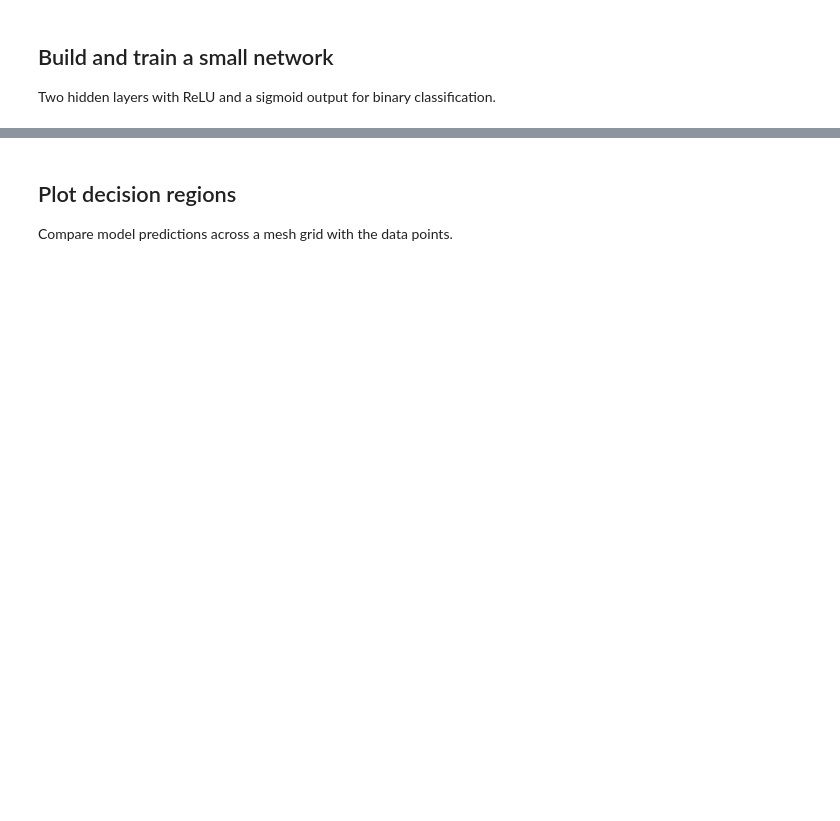
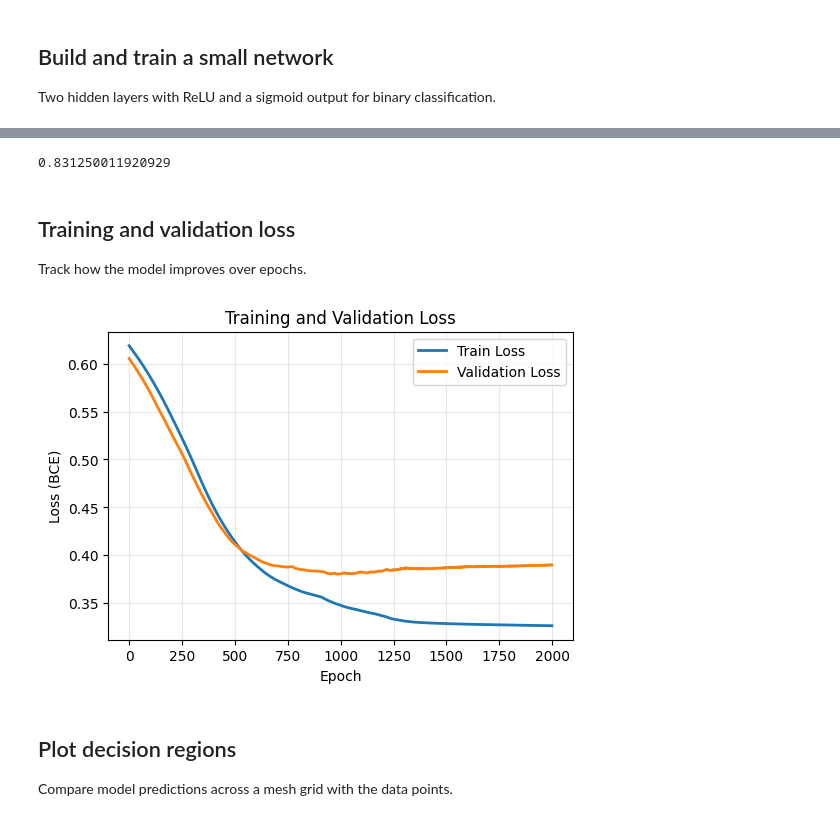
Before and after one commit to agasy18/pa-academy-ai-2025, a Jupyter notebook: notebooks/lesson1_demo.ipynb, the cells around one changed output, grey strips where cells are left out. Saved outputs shown, nothing was run; the diff lists cells and outputs as text; code cells hidden in the pictures; blank space fills up the shorter version.

```diff
--- a/notebooks/lesson1_demo.ipynb
+++ b/notebooks/lesson1_demo.ipynb
@@ -39,34 +73,24 @@ Two hidden layers with ReLU and a sigmoid output for binary classification.
 # %%
-idx = np.arange(len(X))
-np.random.shuffle(idx)
-split = int(0.8 * len(X))
-train_idx, val_idx = idx[:split], idx[split:]
-X_train, y_train = X[train_idx], y[train_idx]
-X_val, y_val = X[val_idx], y[val_idx]
-
-X_train_t = torch.from_numpy(X_train)
-y_train_t = torch.from_numpy(y_train).unsqueeze(1)
-X_val_t = torch.from_numpy(X_val)
-y_val_t = torch.from_numpy(y_val).unsqueeze(1)
-
-model = nn.Sequential(
-    nn.Linear(2, 8),
-    nn.ReLU(),
-    nn.Linear(8, 8),
-    nn.ReLU(),
-    nn.Linear(8, 1),
-    nn.Sigmoid(),
-)
 optimizer = torch.optim.Adam(model.parameters(), lr=1e-3)
 loss_fn = nn.BCELoss()
 
-for epoch in range(20):
+train_losses = []
+val_losses = []
+
+for epoch in range(2000):
     model.train()
     optimizer.zero_grad()
     preds = model(X_train_t)
     loss = loss_fn(preds, y_train_t)
     loss.backward()
     optimizer.step()
+    train_losses.append(loss.item())
+
+    model.eval()
+    with torch.no_grad():
+        val_preds = model(X_val_t)
+        val_loss = loss_fn(val_preds, y_val_t)
+        val_losses.append(val_loss.item())
 
 model.eval()
 with torch.no_grad():
@@ -74,6 +98,23 @@ with torch.no_grad():
     val_pred_labels = (val_probs > 0.5).float()
     val_acc = (val_pred_labels.eq(y_val_t)).float().mean().item()
 float(val_acc)
+# %% [output]
+0.831250011920929
+# %% [markdown]
+## Training and validation loss
+Track how the model improves over epochs.
+# %%
+plt.figure(figsize=(6, 4))
+plt.plot(train_losses, label='Train Loss', linewidth=2)
+plt.plot(val_losses, label='Validation Loss', linewidth=2)
+plt.xlabel('Epoch')
+plt.ylabel('Loss (BCE)')
+plt.title('Training and Validation Loss')
+plt.legend()
+plt.grid(True, alpha=0.3)
+plt.show()
+# %% [output]
+[figure, added]
 # %% [markdown]
 ## Plot decision regions
 Compare model predictions across a mesh grid with the data points.
```
Also changed, not shown: parts of 6 cells of this notebook, 1 other file.
